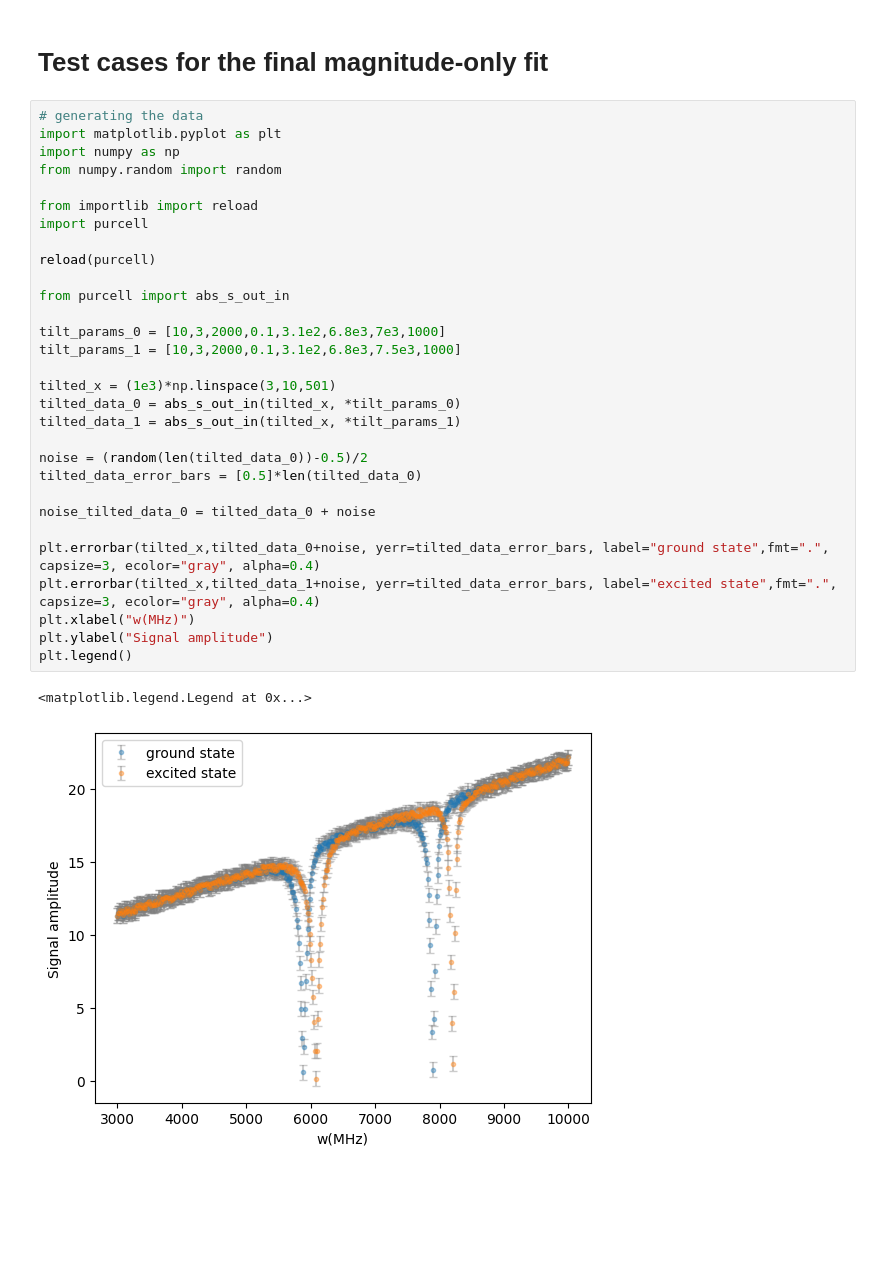
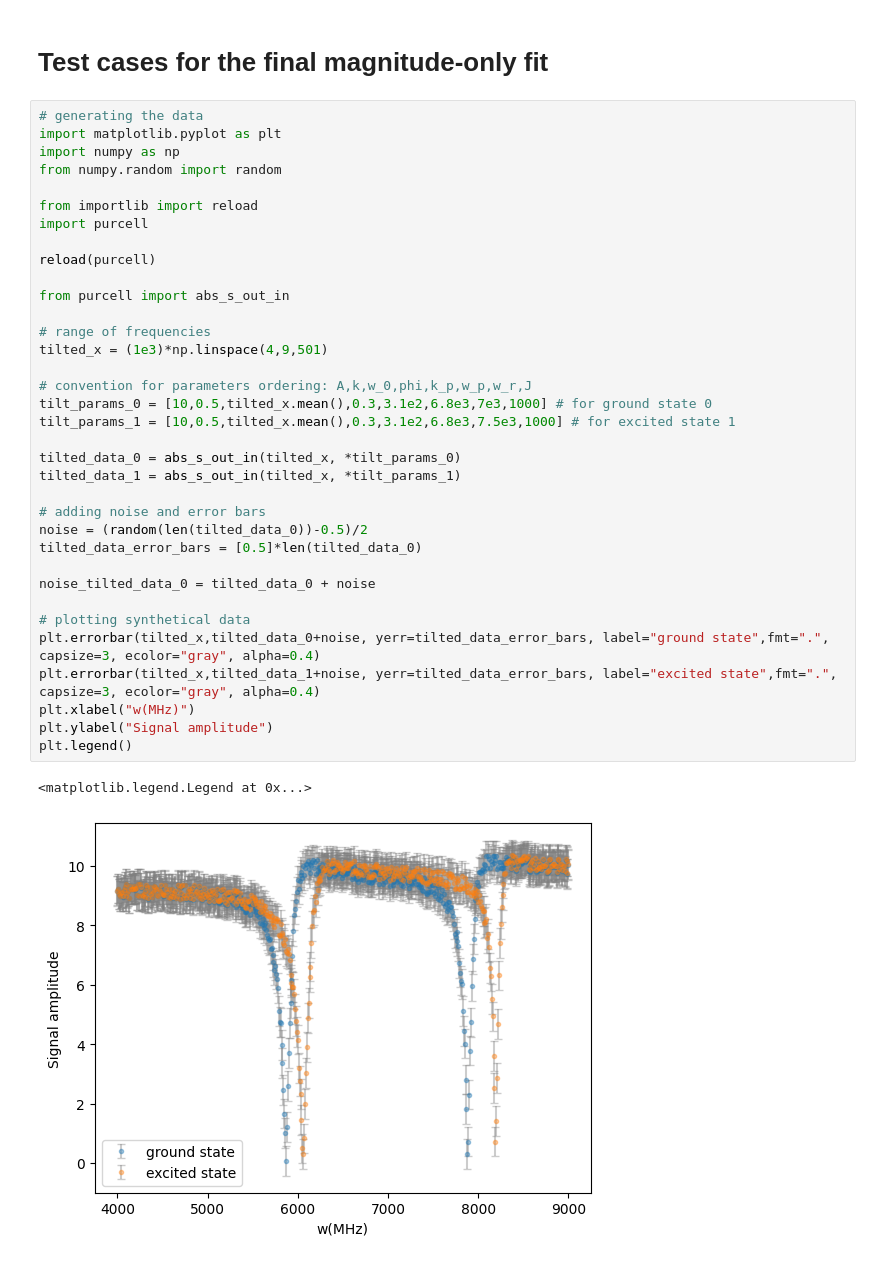
Before and after one commit to Giuhcs/purcell_filter_model, a Jupyter notebook: main.ipynb, the cells around one changed output. Drawn from its saved outputs; the diff is of its cells as text; blank space fills up the shorter version.

```diff
--- a/main.ipynb
+++ b/main.ipynb
@@ -542,36 +542,41 @@ plt.plot(tilted_x,y_fit, color="orange")
 # %%
 # generating the data
 import matplotlib.pyplot as plt
 import numpy as np
 from numpy.random import random
 
 from importlib import reload
 import purcell
 
 reload(purcell)
 
 from purcell import abs_s_out_in
 
-tilt_params_0 = [10,3,2000,0.1,3.1e2,6.8e3,7e3,1000]
-tilt_params_1 = [10,3,2000,0.1,3.1e2,6.8e3,7.5e3,1000]
+# range of frequencies
+tilted_x = (1e3)*np.linspace(4,9,501)
 
-tilted_x = (1e3)*np.linspace(3,10,501)
+# convention for parameters ordering: A,k,w_0,phi,k_p,w_p,w_r,J
+tilt_params_0 = [10,0.5,tilted_x.mean(),0.3,3.1e2,6.8e3,7e3,1000] # for ground state 0
+tilt_params_1 = [10,0.5,tilted_x.mean(),0.3,3.1e2,6.8e3,7.5e3,1000] # for excited state 1
+
 tilted_data_0 = abs_s_out_in(tilted_x, *tilt_params_0)
 tilted_data_1 = abs_s_out_in(tilted_x, *tilt_params_1)
 
+# adding noise and error bars
 noise = (random(len(tilted_data_0))-0.5)/2
 tilted_data_error_bars = [0.5]*len(tilted_data_0)
 
 noise_tilted_data_0 = tilted_data_0 + noise
 
+# plotting synthetical data
 plt.errorbar(tilted_x,tilted_data_0+noise, yerr=tilted_data_error_bars, label="ground state",fmt=".", capsize=3, ecolor="gray", alpha=0.4)
 plt.errorbar(tilted_x,tilted_data_1+noise, yerr=tilted_data_error_bars, label="excited state",fmt=".", capsize=3, ecolor="gray", alpha=0.4)
 plt.xlabel("w(MHz)")
 plt.ylabel("Signal amplitude")
 plt.legend()
 # %% [output]
 <matplotlib.legend.Legend at 0x...>
-[figure, old version]
+[figure, new version]
 # %%
 from importlib import reload
 import purcell
```
Also changed, not shown: parts of 1 cell of this notebook, 1 other file.
